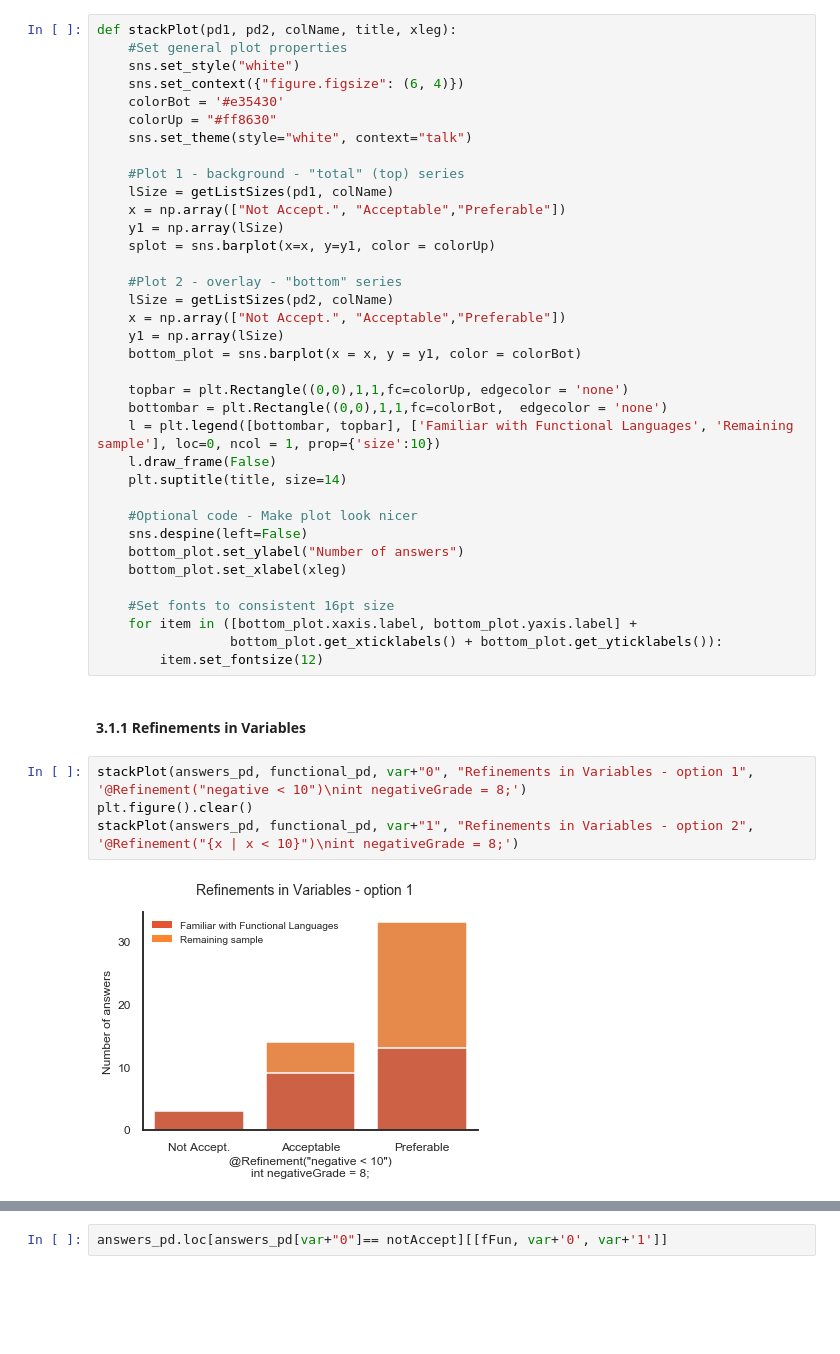
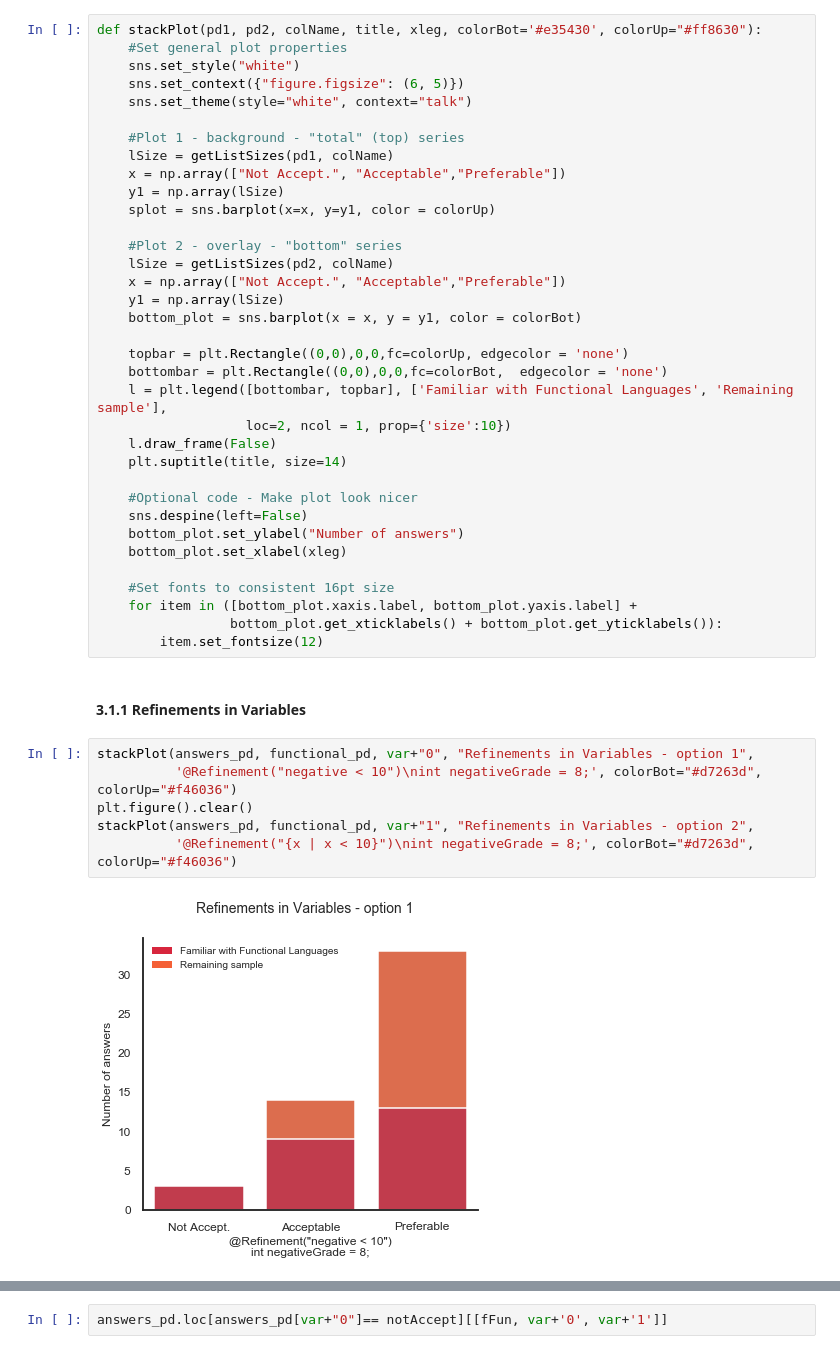
Before and after one commit to CatarinaGamboa/liquidjava, a Jupyter notebook: syntax_survey/analysis.ipynb, the cells around one changed output, grey strips where cells are left out. Cells and saved outputs as stored; diff of their text form; blank space fills up the shorter version.

```diff
--- a/syntax_survey/analysis.ipynb
+++ b/syntax_survey/analysis.ipynb
@@ -297,12 +330,10 @@ len(functional_pd)
 # %% [output]
 25
 # %%
-def stackPlot(pd1, pd2, colName, title, xleg):
+def stackPlot(pd1, pd2, colName, title, xleg, colorBot='#e35430', colorUp="#ff8630"):
     #Set general plot properties
     sns.set_style("white")
-    sns.set_context({"figure.figsize": (6, 4)})
-    colorBot = '#e35430'
-    colorUp = "#ff8630"
+    sns.set_context({"figure.figsize": (6, 5)})
     sns.set_theme(style="white", context="talk")
 
     #Plot 1 - background - "total" (top) series
@@ -317,9 +348,10 @@ def stackPlot(pd1, pd2, colName, title, xleg):
     y1 = np.array(lSize)
     bottom_plot = sns.barplot(x = x, y = y1, color = colorBot)
 
-    topbar = plt.Rectangle((0,0),1,1,fc=colorUp, edgecolor = 'none')
-    bottombar = plt.Rectangle((0,0),1,1,fc=colorBot,  edgecolor = 'none')
-    l = plt.legend([bottombar, topbar], ['Familiar with Functional Languages', 'Remaining sample'], loc=0, ncol = 1, prop={'size':10})
+    topbar = plt.Rectangle((0,0),0,0,fc=colorUp, edgecolor = 'none')
+    bottombar = plt.Rectangle((0,0),0,0,fc=colorBot,  edgecolor = 'none')
+    l = plt.legend([bottombar, topbar], ['Familiar with Functional Languages', 'Remaining sample'],
+                   loc=2, ncol = 1, prop={'size':10})
     l.draw_frame(False)
     plt.suptitle(title, size=14)
 
@@ -335,8 +367,10 @@ def stackPlot(pd1, pd2, colName, title, xleg):
 # %% [markdown]
 #### 3.1.1 Refinements in Variables
 # %%
-stackPlot(answers_pd, functional_pd, var+"0", "Refinements in Variables - option 1", '@Refinement("negative < 10")\nint negativeGrade = 8;')
+stackPlot(answers_pd, functional_pd, var+"0", "Refinements in Variables - option 1",
+          '@Refinement("negative < 10")\nint negativeGrade = 8;', colorBot="#d7263d", colorUp="#f46036")
 plt.figure().clear()
-stackPlot(answers_pd, functional_pd, var+"1", "Refinements in Variables - option 2", '@Refinement("{x | x < 10}")\nint negativeGrade = 8;')
+stackPlot(answers_pd, functional_pd, var+"1", "Refinements in Variables - option 2",
+          '@Refinement("{x | x < 10}")\nint negativeGrade = 8;', colorBot="#d7263d", colorUp="#f46036")
 # %% [output]
-[figure, old version]
+[figure, new version]
```
Also changed, not shown: parts of 21 cells of this notebook, 1 other file.
